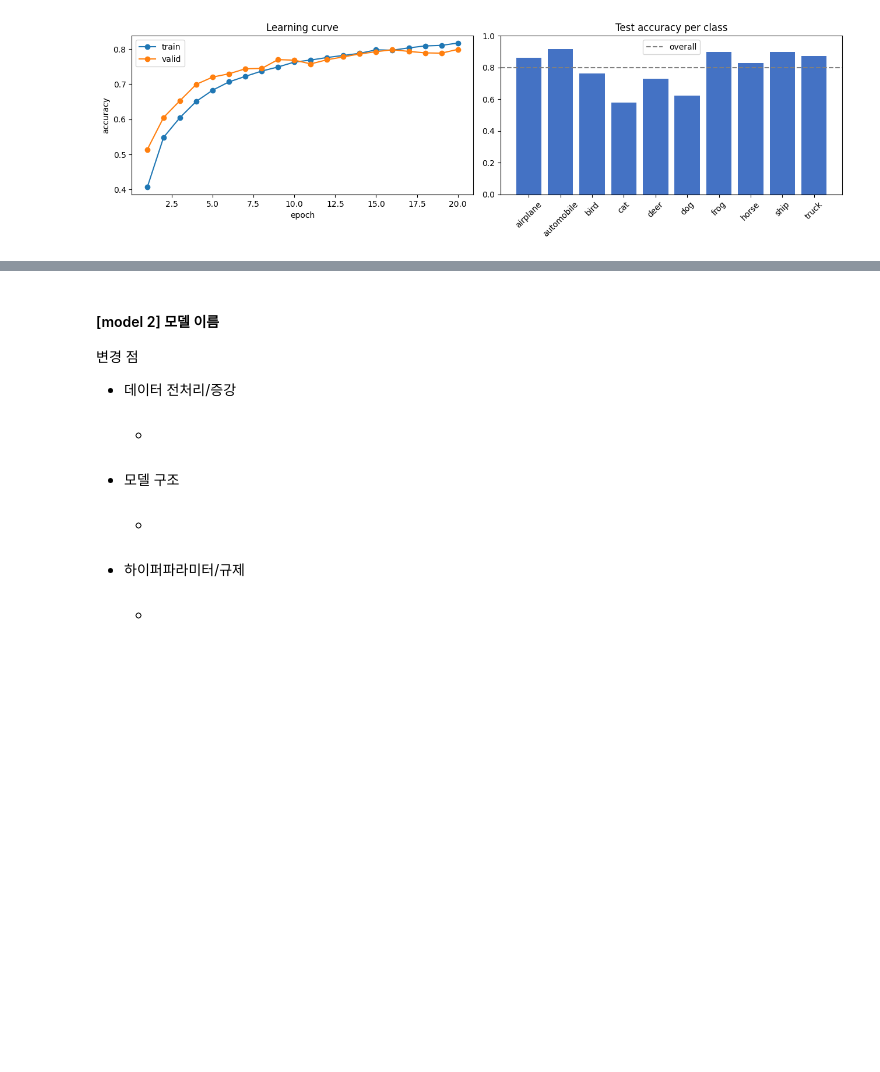
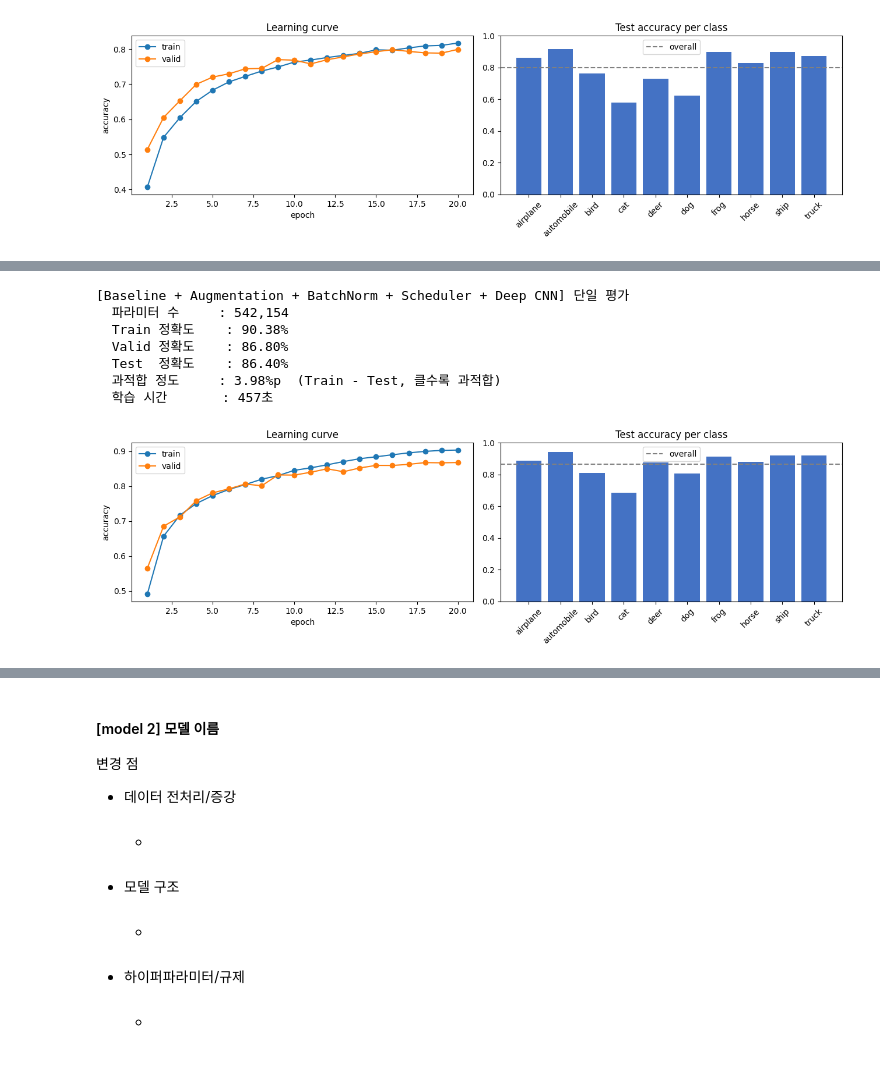
Before and after one commit to loginyrlife/ai_learning, a Jupyter notebook: CIFAR10_CNN_실습_ipynb의_사본.ipynb, the cells around one changed output, grey strips where cells are left out. Drawn from its saved outputs; the diff is of its cells as text; code cells hidden in the pictures; blank space fills up the shorter version.

```diff
--- a/CIFAR10_CNN_실습_ipynb의_사본.ipynb
+++ b/CIFAR10_CNN_실습_ipynb의_사본.ipynb
@@ -77,8 +77,11 @@ def run_epoch(model, loader, optimizer=None):
     return total_loss / n, correct / n
                                 # ret : 평균 loss, 정확도
 # %%
-def train(model, name="model", epochs=EPOCHS, lr=1e-3, weight_decay=0, transform=None):
-    if transform is None: # transform: 이 모델의 학습 데이터에 쓸 전처리 (생략하면 기본 train_tf)
+
+def train(model, name="model", epochs=EPOCHS, lr=1e-3,
+          weight_decay=0, transform=None, use_scheduler=False):
+
+    if transform is None:
         transform = train_tf
 
     train_data = Subset(datasets.CIFAR10("./data", train=True, transform=transform), idx[:45000])
@@ -86,8 +89,17 @@ def train(model, name="model", epochs=EPOCHS, lr=1e-3, weight_decay=0, transform
 
     model.to(device)
     optimizer = torch.optim.Adam(model.parameters(), lr=lr, weight_decay=weight_decay)
+
+    # 추가 1. Learning Rate Scheduler 설정
+    if use_scheduler:
+        scheduler = torch.optim.lr_scheduler.CosineAnnealingLR(
+            optimizer,
+            T_max=epochs,
+            eta_min=1e-5
+        )
+
     model.name = name
-    model.history = {"train_acc": [], "val_acc": []}   # 학습 곡선 기록용
+    model.history = {"train_acc": [], "val_acc": []}
 
     print(f"[{name}] 학습 시작")
     start = time.time()
@@ -95,9 +107,18 @@ def train(model, name="model", epochs=EPOCHS, lr=1e-3, weight_decay=0, transform
     for epoch in range(1, epochs + 1):
         _, train_acc = run_epoch(model, loader, optimizer)
         _, val_acc   = run_epoch(model, val_loader)
+
         model.history["train_acc"].append(train_acc)
         model.history["val_acc"].append(val_acc)
-        print(f"  epoch {epoch:2d}: train acc = {train_acc:.2%} | val acc = {val_acc:.2%}")
+
+        # 추가 2. 현재 학습률 확인
+        current_lr = optimizer.param_groups[0]["lr"]
+
+        print(f"  epoch {epoch:2d}: train acc = {train_acc:.2%} | val acc = {val_acc:.2%} | lr = {current_lr:.6f}")
+
+        # 추가 3. 다음 Epoch의 학습률 조정
+        if use_scheduler:
+            scheduler.step()
 
     model.train_time = time.time() - start
     print(f"  → 학습 완료 ({model.train_time:.0f}초)")
@@ -501,0 +657,8 @@ evaluate(baseline_aug)
+# %%
+baseline_aug_bn_scheduler_deep = train(
+    make_deep_model(),
+    name="Baseline + Augmentation + BatchNorm + Scheduler + Deep CNN",
+    epochs=20,
+    transform=tf_aug,
+    use_scheduler=True
+)
@@ -501,0 +683,11 @@ evaluate(baseline_aug)
+# %%
+evaluate(baseline_aug_bn_scheduler_deep)
+# %% [output]
+[Baseline + Augmentation + BatchNorm + Scheduler + Deep CNN] 단일 평가
+  파라미터 수     : 542,154
+  Train 정확도    : 90.38%
+  Valid 정확도    : 86.80%
+  Test  정확도    : 86.40%
+  과적합 정도     : 3.98%p  (Train - Test, 클수록 과적합)
+  학습 시간       : 457초
+[figure, added]
```
Also changed, not shown: parts of 10 cells of this notebook.
